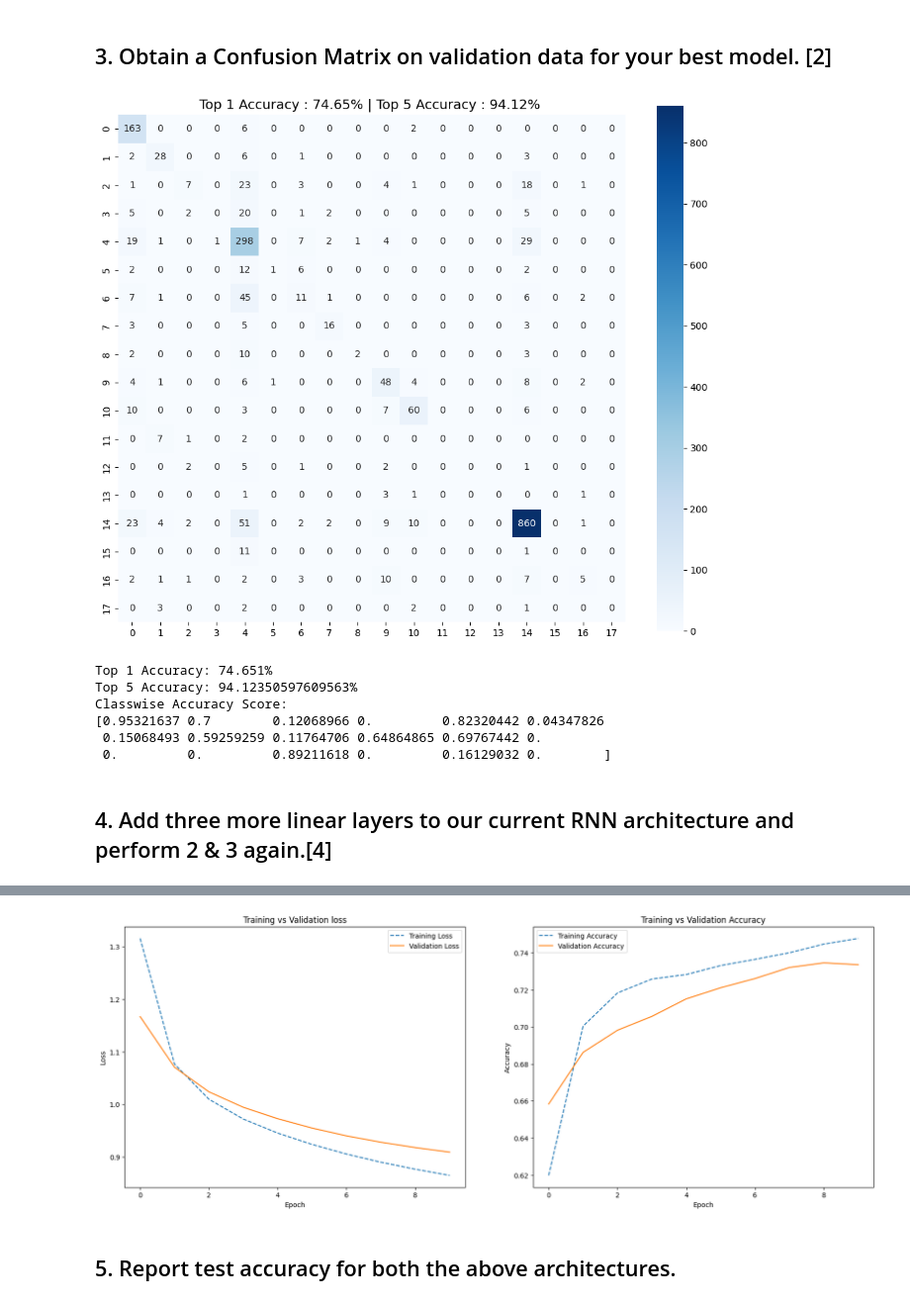
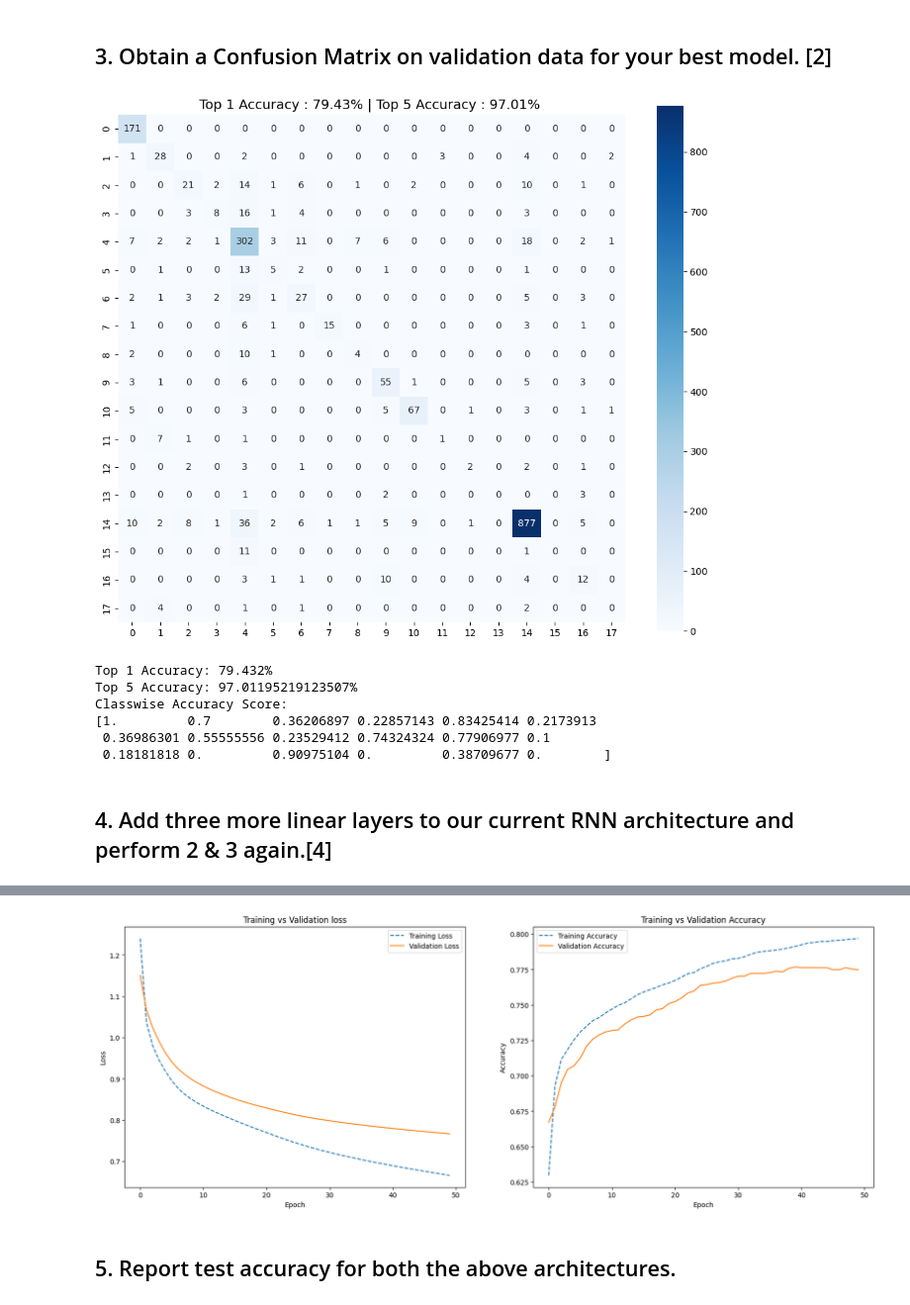
Before and after one commit to debonil/dlops-23, a Jupyter notebook: lab-4/M21AIE225_Lab_Assignment_4.ipynb, the cells around one changed output, grey strips where cells are left out. Shown at 99% size. Cells and saved outputs as stored; diff of their text form; code cells hidden in the pictures.

```diff
--- a/lab-4/M21AIE225_Lab_Assignment_4.ipynb
+++ b/lab-4/M21AIE225_Lab_Assignment_4.ipynb
@@ -157,11 +157,12 @@ test size: 2008
 import torch.nn as nn
 
 class RNN(nn.Module):
-    def __init__(self, input_size, hidden_size, linear_size, output_size):
+    def __init__(self, input_size, hidden_size, linear_size, output_size, out_softmax =True):
         super(RNN, self).__init__()
 
         self.hidden_size = hidden_size
         self.linear_size = linear_size
+        self.out_softmax = out_softmax
 
         self.i2lh = nn.Linear(input_size + hidden_size, linear_size)
         self.l2h = nn.Linear(linear_size, hidden_size)
@@ -179,7 +180,7 @@ class RNN(nn.Module):
         output = self.i2lo(combined)
         output = self.tanh(output)
         output = self.l2o(output)
-        output = self.softmax(output)
+        output = self.softmax(output) if self.out_softmax else self.tanh(output)
         return output, hidden
 
     def initHidden(self):
@@ -580,13 +581,13 @@ with torch.no_grad():
 
     confusionMatrixAndAccuracyReport(list_to_nparray(y_test),list_to_nparray(test_output),all_categories)
 # %% [output]
-[figure, old version]
+[figure, new version]
-Top 1 Accuracy: 74.651%
-Top 5 Accuracy: 94.12350597609563%
+Top 1 Accuracy: 79.432%
+Top 5 Accuracy: 97.01195219123507%
 Classwise Accuracy Score:
-[0.95321637 0.7        0.12068966 0.         0.82320442 0.04347826
- 0.15068493 0.59259259 0.11764706 0.64864865 0.69767442 0.
- 0.         0.         0.89211618 0.         0.16129032 0.        ]
+[1.         0.7        0.36206897 0.22857143 0.83425414 0.2173913
+ 0.36986301 0.55555556 0.23529412 0.74324324 0.77906977 0.1
+ 0.18181818 0.         0.90975104 0.         0.38709677 0.        ]
 # %% [markdown]
 ## 4. Add three more linear layers to our current RNN architecture and perform 2 & 3 again.[4]
 # %%
@@ -639,11 +640,11 @@ class RNNExtended(nn.Module):
         output = self.i2lo(combined)
         output = self.tanh(output)
         # New three layers
-        output = self.lo1(combined)
+        output = self.lo1(output)
         output = self.tanh(output)
-        output = self.lo2(combined)
+        output = self.lo2(output)
         output = self.tanh(output)
-        output = self.lo3(combined)
+        output = self.lo3(output)
         output = self.tanh(output)
 
         output = self.l2o(output)
@@ -677,11 +678,11 @@ class RNNExtended(nn.Module):
                 predictions.append([value, all_categories[category_index]])
 # %%
 criterion = nn.NLLLoss()
-learning_rate = 0.005
+learning_rate = 0.002
 n_hidden = 128
-n_linear = 128
+n_linear = 512
 rnn_x = RNNExtended(n_letters, n_hidden,n_linear, n_categories)
 optimizer = torch.optim.Adagrad(rnn_x.parameters(),lr= learning_rate)
-loss_list = model_training(rnn_x,criterion,optimizer,x_train,y_train,x_test,y_test,num_epochs=10)
+loss_list = model_training(rnn_x,criterion,optimizer,x_train,y_train,x_val,y_val,num_epochs=50)
 plot_training_graphs(loss_list)
 # %% [output]
@@ -699,4 +706,4 @@ Training completed in 8m 57s    Training Loss: 0.865,   Test Loss: 0.909,
-[figure, old version]
+[figure, new version]
 # %% [markdown]
 ## 5. Report test accuracy for both the above architectures.
 # %%
```
Also changed, not shown: parts of 7 cells of this notebook.
